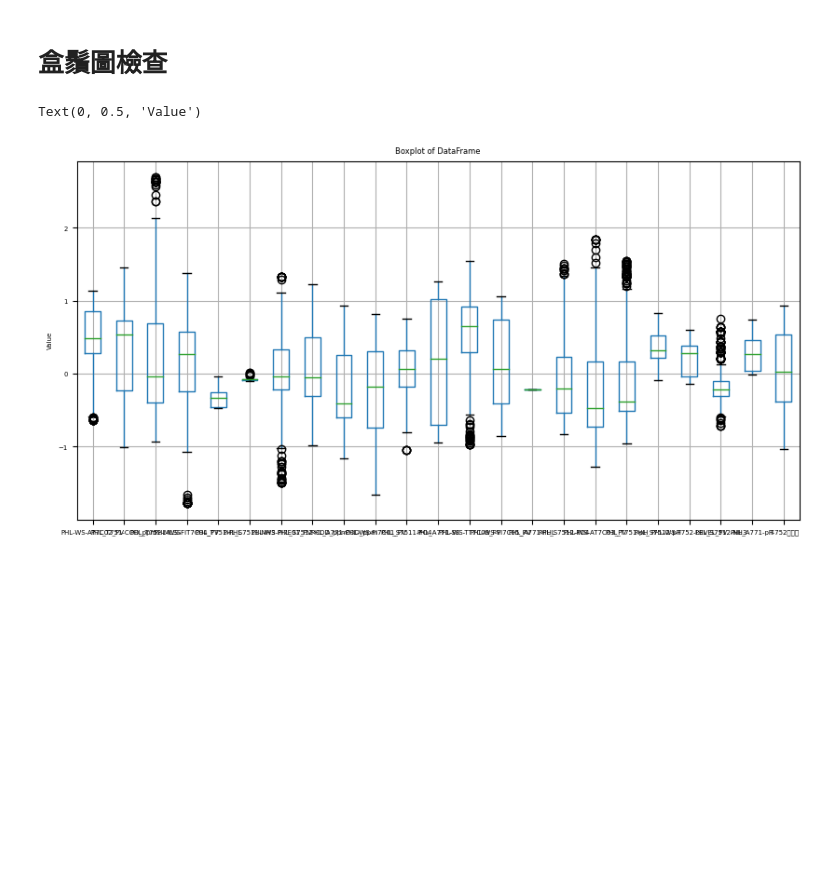
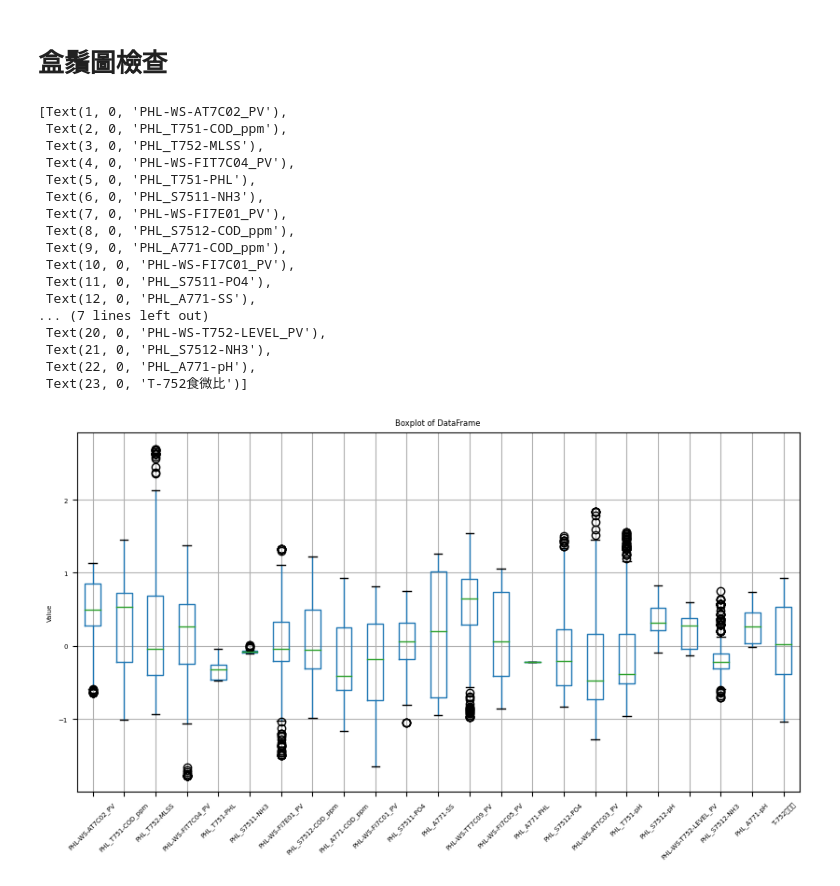
Before and after one commit to skywalker0803r/Wastewater-Biological-Treatment, a Jupyter notebook: Wastewater_Biological_Treatment(數據視覺化分析).ipynb, the cells around one changed output. Saved outputs shown, nothing was run; the diff lists cells and outputs as text; code cells hidden in the pictures; blank space fills up the shorter version.

```diff
--- a/Wastewater_Biological_Treatment(數據視覺化分析).ipynb
+++ b/Wastewater_Biological_Treatment(數據視覺化分析).ipynb
@@ -160,10 +158,27 @@ PHL_T751-COD_ppm 與 PHL_S7512-COD_ppm 的相關係數為 0.7511354383928152
 # %%
 # 繪製DataFrame的盒鬚圖
 fig, ax = plt.subplots(figsize=(10, 5))
 temp_df.boxplot(ax=ax)
 # 設置標題和標籤
 ax.set_title('Boxplot of DataFrame')
 ax.set_ylabel('Value')
+ax.set_xticklabels(ax.get_xticklabels(),rotation=45)
 # %% [output]
-Text(0, 0.5, 'Value')
+[Text(1, 0, 'PHL-WS-AT7C02_PV'),
+ Text(2, 0, 'PHL_T751-COD_ppm'),
+ Text(3, 0, 'PHL_T752-MLSS'),
+ Text(4, 0, 'PHL-WS-FIT7C04_PV'),
+ Text(5, 0, 'PHL_T751-PHL'),
+ Text(6, 0, 'PHL_S7511-NH3'),
+ Text(7, 0, 'PHL-WS-FI7E01_PV'),
+ Text(8, 0, 'PHL_S7512-COD_ppm'),
+ Text(9, 0, 'PHL_A771-COD_ppm'),
+ Text(10, 0, 'PHL-WS-FI7C01_PV'),
+ Text(11, 0, 'PHL_S7511-PO4'),
+ Text(12, 0, 'PHL_A771-SS'),
+... (7 lines left out)
+ Text(20, 0, 'PHL-WS-T752-LEVEL_PV'),
+ Text(21, 0, 'PHL_S7512-NH3'),
+ Text(22, 0, 'PHL_A771-pH'),
+ Text(23, 0, 'T-752食微比')]
-[figure, old version]
+[figure, new version]
```
Also changed, not shown: parts of 2 cells of this notebook.
